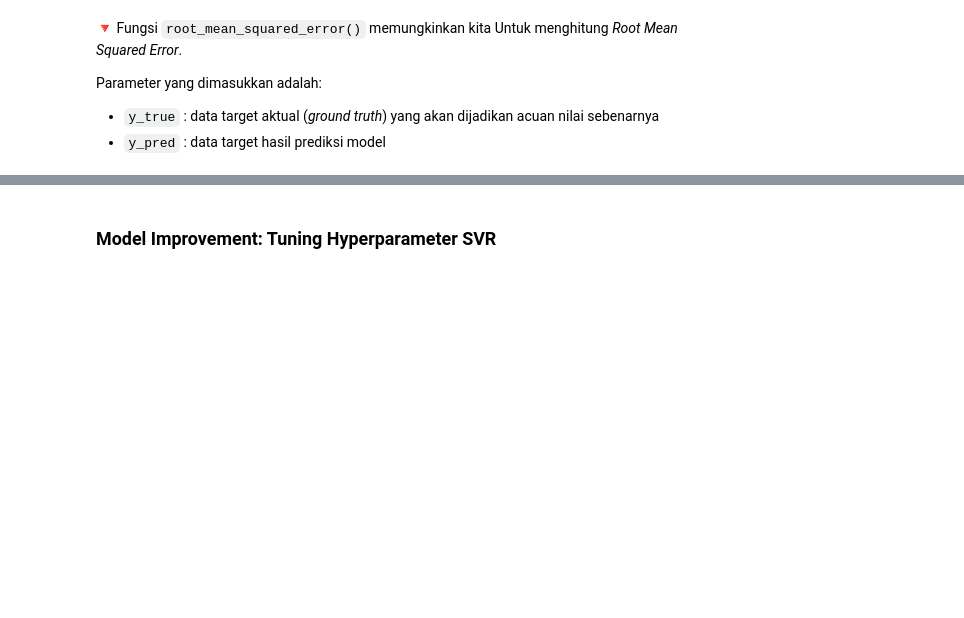
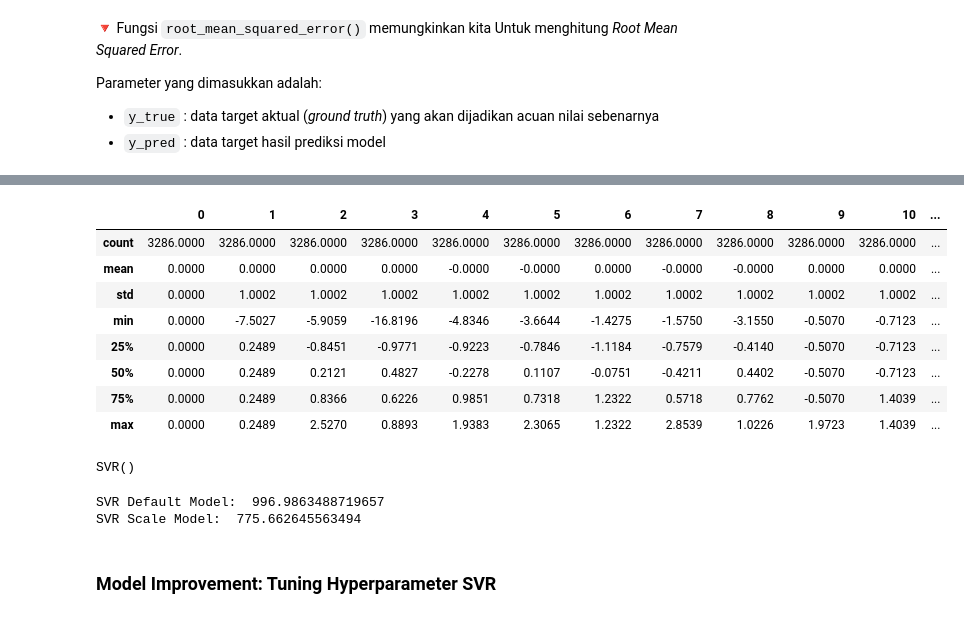
Before and after one commit to mhaniffajari/Data-Science-Project, a Jupyter notebook: Algoritma Training/4_rm-main/Inclass Freeport Regression.ipynb, the cells around one changed output, grey strips where cells are left out. Drawn from its saved outputs; the diff is of its cells as text; code cells hidden in the pictures; blank space fills up the shorter version.

```diff
--- a/Algoritma Training/4_rm-main/Inclass Freeport Regression.ipynb
+++ b/Algoritma Training/4_rm-main/Inclass Freeport Regression.ipynb
@@ -1407,3 +1582,33 @@ root_mean_squared_error(y_test_multi, y_pred_svr)
+# %%
+from sklearn.preprocessing import StandardScaler
+scaler = StandardScaler()
+x_train_scale = scaler.fit_transform(x_train_multi)
+x_test_scale = scaler.transform(x_test_multi)
+# %%
+pd.DataFrame(x_train_scale).describe()
+# %% [output]
+|  | 0 | 1 | 2 | 3 | 4 | 5 | 6 | 7 | 8 | 9 | 10 | ... |
+| count | 3286.0000 | 3286.0000 | 3286.0000 | 3286.0000 | 3286.0000 | 3286.0000 | 3286.0000 | 3286.0000 | 3286.0000 | 3286.0000 | 3286.0000 | ... |
+| mean | 0.0000 | 0.0000 | 0.0000 | 0.0000 | -0.0000 | -0.0000 | 0.0000 | -0.0000 | -0.0000 | 0.0000 | 0.0000 | ... |
+| std | 0.0000 | 1.0002 | 1.0002 | 1.0002 | 1.0002 | 1.0002 | 1.0002 | 1.0002 | 1.0002 | 1.0002 | 1.0002 | ... |
+| min | 0.0000 | -7.5027 | -5.9059 | -16.8196 | -4.8346 | -3.6644 | -1.4275 | -1.5750 | -3.1550 | -0.5070 | -0.7123 | ... |
+| 25% | 0.0000 | 0.2489 | -0.8451 | -0.9771 | -0.9223 | -0.7846 | -1.1184 | -0.7579 | -0.4140 | -0.5070 | -0.7123 | ... |
+| 50% | 0.0000 | 0.2489 | 0.2121 | 0.4827 | -0.2278 | 0.1107 | -0.0751 | -0.4211 | 0.4402 | -0.5070 | -0.7123 | ... |
+| 75% | 0.0000 | 0.2489 | 0.8366 | 0.6226 | 0.9851 | 0.7318 | 1.2322 | 0.5718 | 0.7762 | -0.5070 | 1.4039 | ... |
+| max | 0.0000 | 0.2489 | 2.5270 | 0.8893 | 1.9383 | 2.3065 | 1.2322 | 2.8539 | 1.0226 | 1.9723 | 1.4039 | ... |
+# %%
+model_svr = SVR()
+model_svr = model_svr.fit(x_train_scale, y_train_multi)
+model_svr
+# %% [output]
+SVR()
+# %%
+y_pred_scale = model_svr.predict(x_test_scale)
+print("SVR Default Model: ", mean_absolute_error(y_test_multi, y_pred_svr))
+print("SVR Scale Model: ", mean_absolute_error(y_test_multi, y_pred_scale))
+# %% [output]
+SVR Default Model:  996.9863488719657
+SVR Scale Model:  775.662645563494
 # %% [markdown]
 ### Model Improvement: Tuning Hyperparameter SVR
 # %% [markdown]
```
Also changed, not shown: parts of 35 cells of this notebook, 35 other files.
